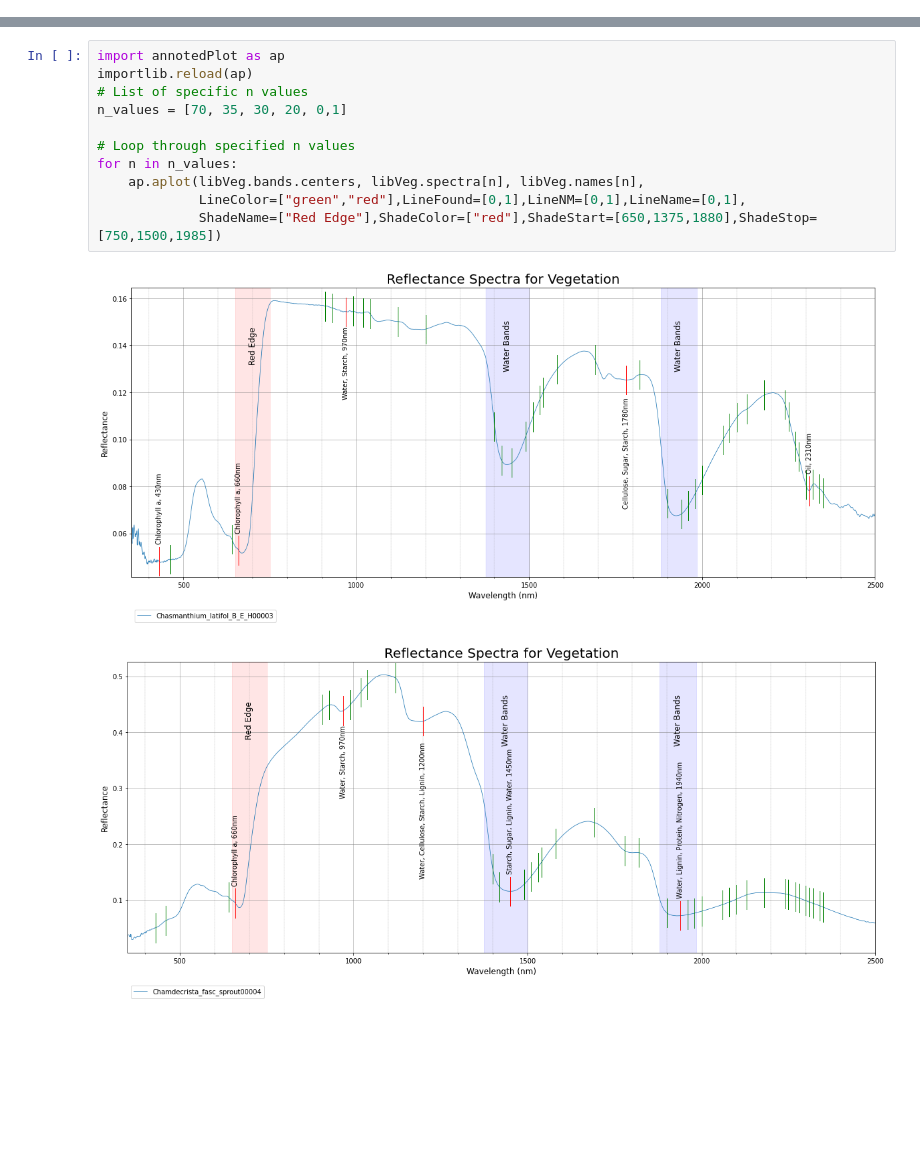
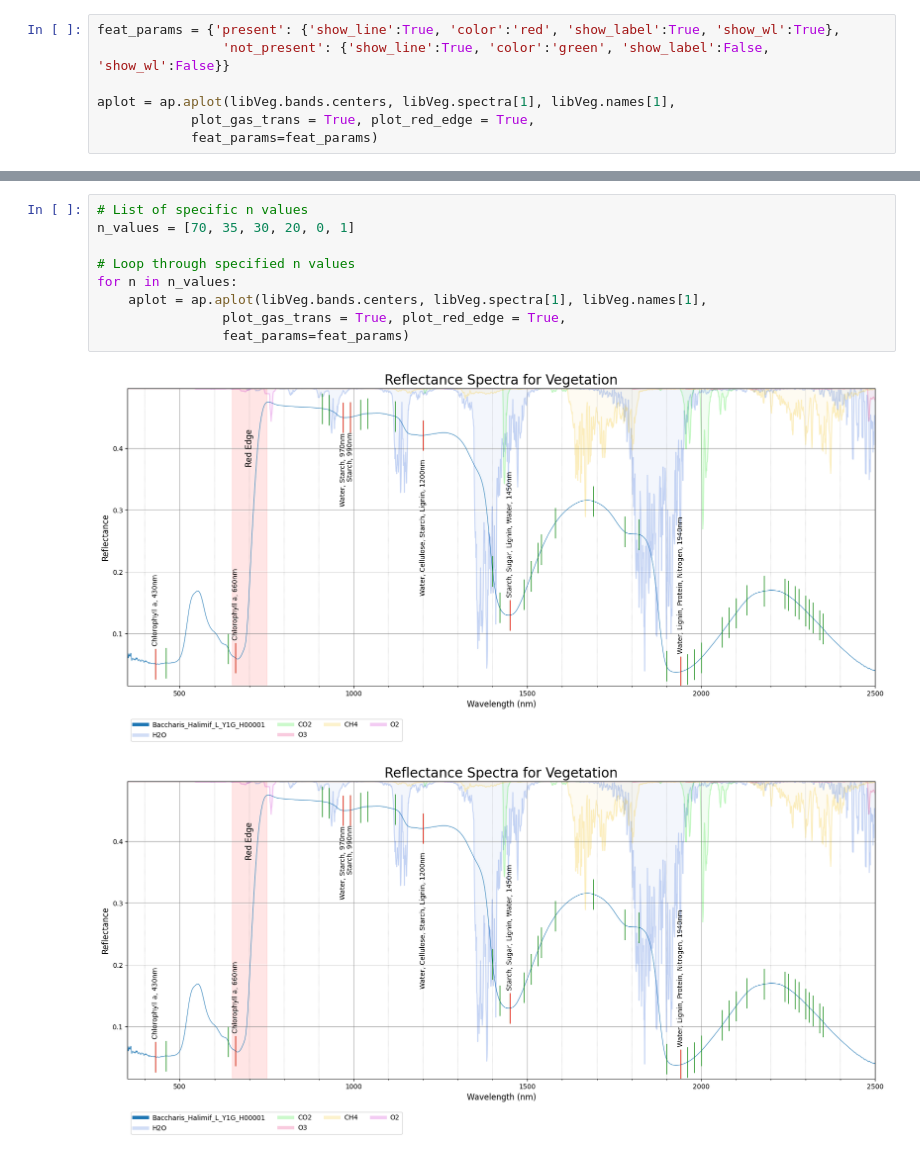
Before and after one commit to abasener/SpectralFeatures, a Jupyter notebook: ExampleCall.ipynb, the cells around one changed output, grey strips where cells are left out. Cells and saved outputs as stored; diff of their text form; blank space fills up the shorter version.

Commit message:
added atmospheric transmission plots

```diff
--- a/ExampleCall.ipynb
+++ b/ExampleCall.ipynb
@@ -14,0 +10,7 @@ dfVeg = pd.read_excel(file_path)
+# %%
+feat_params = {'present': {'show_line':True, 'color':'red', 'show_label':True, 'show_wl':True},
+                'not_present': {'show_line':True, 'color':'green', 'show_label':False, 'show_wl':False}}
+
+aplot = ap.aplot(libVeg.bands.centers, libVeg.spectra[1], libVeg.names[1],
+            plot_gas_trans = True, plot_red_edge = True,
+            feat_params=feat_params)
@@ -15,14 +19,12 @@ dfVeg = pd.read_excel(file_path)
 # %%
-import annotedPlot as ap
-importlib.reload(ap)
 # List of specific n values
-n_values = [70, 35, 30, 20, 0,1]
+n_values = [70, 35, 30, 20, 0, 1]
 
 # Loop through specified n values
 for n in n_values:
-    ap.aplot(libVeg.bands.centers, libVeg.spectra[n], libVeg.names[n],
-             LineColor=["green","red"],LineFound=[0,1],LineNM=[0,1],LineName=[0,1],
-             ShadeName=["Red Edge"],ShadeColor=["red"],ShadeStart=[650,1375,1880],ShadeStop=[750,1500,1985])
+    aplot = ap.aplot(libVeg.bands.centers, libVeg.spectra[1], libVeg.names[1],
+                plot_gas_trans = True, plot_red_edge = True,
+                feat_params=feat_params)
 # %% [output]
-[figure, old version]
+[figure, new version]
-[figure, old version]
+[figure, new version]
```
Also changed, not shown: parts of 3 cells of this notebook, 5 other files.
